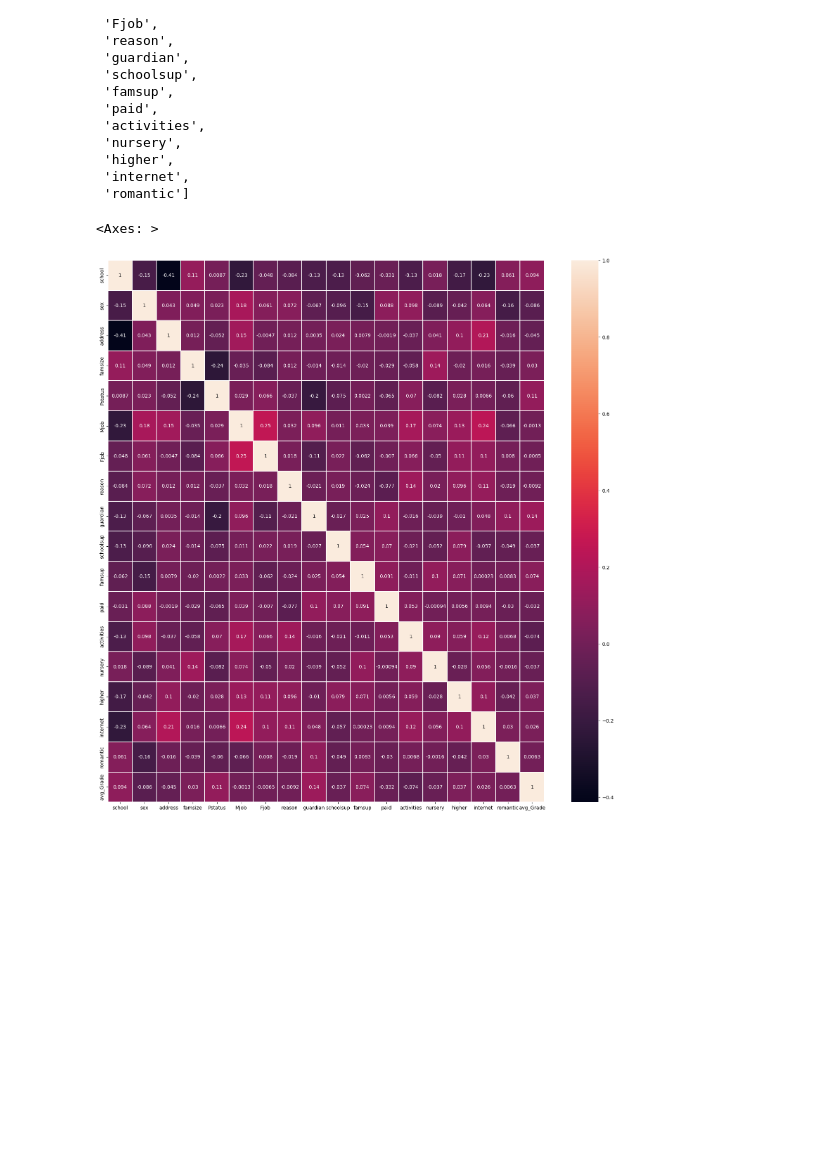
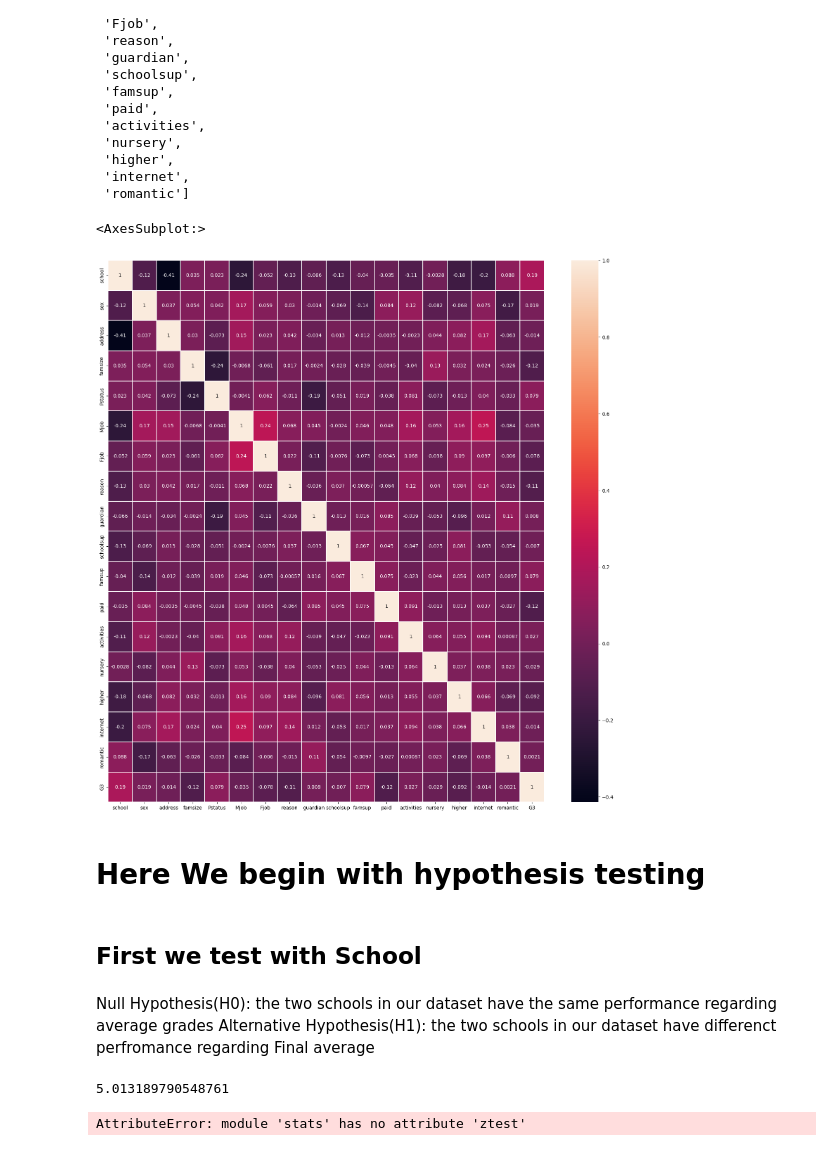
Before and after one commit to mohammed-alaa40123/Exploring-Factors-Influencing-Student-Success, a Jupyter notebook: EDA.ipynb, the cells around one changed output. Cells and saved outputs as stored; diff of their text form; code cells hidden in the pictures; blank space fills up the shorter version.

Commit message:
Hypothesis test

```diff
--- a/EDA.ipynb
+++ b/EDA.ipynb
@@ -132,8 +74,8 @@ df.duplicated().sum()
 # %% [markdown]
 We Decided that our target will be the average grade for 3 years
 # %%
-df["avg_Grade"] = (df["G1"]+df["G2"]+df["G3"]) /3
+df["avg_Grade"] = (df["G1"]+df["G2"]) /2
 # %%
-df.drop(columns=["G1","G2","G3"],inplace=True)
+df.drop(columns=["G1","G2"],inplace=True)
 # %%
 df.head()
@@ -238,6 +127,8 @@ Name: count, dtype: int64
 ![image.png](attachment:image.png)
 # %%
 for col in numerical_columns_list:
+    if col == "failures":
+        continue
     Q1 = df[col].quantile(.25)
     Q3 = df[col].quantile(.75)
     IQR = Q3 - Q1
@@ -296,12 +182,44 @@ categorical_columns
 # %%
 from sklearn.preprocessing import OrdinalEncoder
 ordinal_encoder = OrdinalEncoder()
 ordinal_encoded_df = ordinal_encoder.fit_transform(df[categorical_columns])
 fig = plt.figure(figsize=(20, 20))
 
 ordinal_encoded_df = pd.DataFrame(ordinal_encoded_df,columns=categorical_columns)
-ordinal_encoded_df["avg_Grade"] = df["avg_Grade"]
+ordinal_encoded_df["G3"] = df["G3"]
 sns.heatmap(ordinal_encoded_df.corr(),annot=True, linewidths=0.05)
 # %% [output]
-<Axes: >
+<AxesSubplot:>
-[figure, old version]
+[figure, new version]
+# %% [markdown]
+# Here We begin with hypothesis testing
+# %% [markdown]
+## First we test with School
+# %% [markdown]
+Null Hypothesis(H0): the two schools in our dataset have the same performance regarding average grades
+Alternative Hypothesis(H1): the  two schools in our dataset have differenct perfromance regarding Final average
+# %%
+import stats
+df1=df[ df["school"]=="GP"]
+df2=df[ df["school"]=="MS"]
+X0=np.mean(df1["G3"])
+X1=np.mean(df2["G3"])
+Sigma1=np.std(df1["G3"])
+Sigma2=np.std(df2["G3"])
+X_bar=X0-X1
+Sig_1=(Sigma1**2)/len(df1)
+Sig_2=(Sigma2**2)/len(df2)
+SE=np.sqrt(Sig_1+Sig_2)
+Z_score=X_bar/SE
+
+print(Z_score)
+result = stats.ztest(a=df1['G3'], b=df2['G3'], value=0, alternative='two-sided')
+alpha = 0.05
+z_statistic, p_value = result
+if p_value < alpha:
+    print(f"Reject the null hypothesis. The means are significantly different (p-value = {p_value:.4f})")
+else:
+    print(f"Fail to reject the null hypothesis. The means are not significantly different (p-value = {p_value:.4f})")
+# %% [output]
+5.013189790548761
+AttributeError: module 'stats' has no attribute 'ztest'
```
Also changed, not shown: parts of 13 cells of this notebook, 2 other files.
